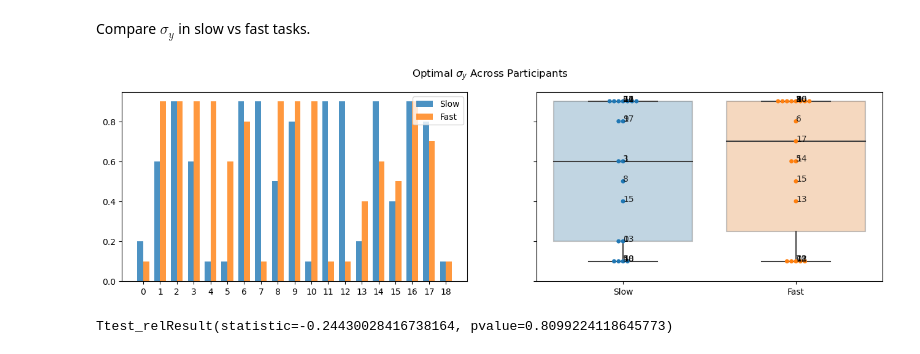
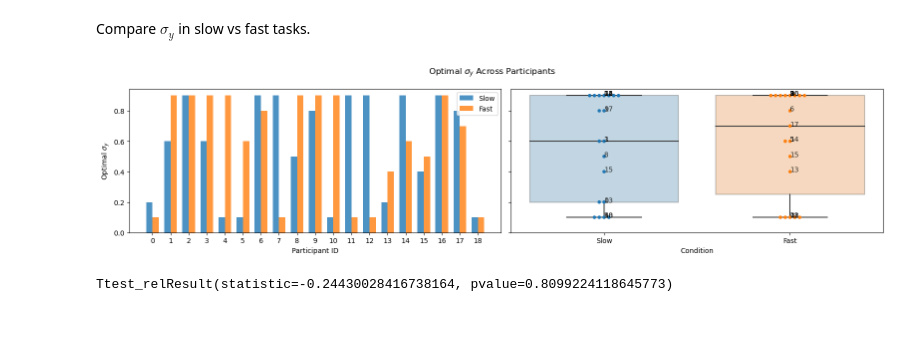
Before and after one commit to pulkitgoyal56/CCCP, a Jupyter notebook: CCCP.ipynb, the cells around one changed output. Cells and saved outputs as stored; diff of their text form; code cells hidden in the pictures; blank space fills up the shorter version.

```diff
--- a/CCCP.ipynb
+++ b/CCCP.ipynb
@@ -542,15 +552,19 @@ Compare $\sigma_y$ in slow vs fast tasks.
 # %%
 fig, ax = plt.subplots(1,2, figsize=(16, 4), sharey=True)
 
 fig.suptitle(r'Optimal $\sigma_y$ Across Participants')
 ax[0].bar(PARTICIPANTS - 0.175, optimal_model_params_kf_slow[:, 0], 0.35, label='Slow', alpha=0.8)
 ax[0].bar(PARTICIPANTS + 0.175, optimal_model_params_kf_fast[:, 0], 0.35, label='Fast', alpha=0.8)
 ax[0].set_xticks(PARTICIPANTS)
-ax[0].legend();
+ax[0].legend()
+ax[0].set_xlabel('Participant ID')
+ax[0].set_ylabel(r'Optimal $\sigma_y$')
 
 boxplots([optimal_model_params_kf_slow[:, 0], optimal_model_params_kf_fast[:, 0]], ('Slow', 'Fast'), ax[1])
+ax[1].set_xlabel('Condition')
+plt.tight_layout()
 # %% [output]
-[figure, old version]
+[figure, new version]
 # %%
 st.ttest_rel(optimal_model_params_kf_slow[:18, 0], optimal_model_params_kf_fast[:18, 0])
 # %% [output]
```
Also changed, not shown: parts of 9 cells of this notebook.
